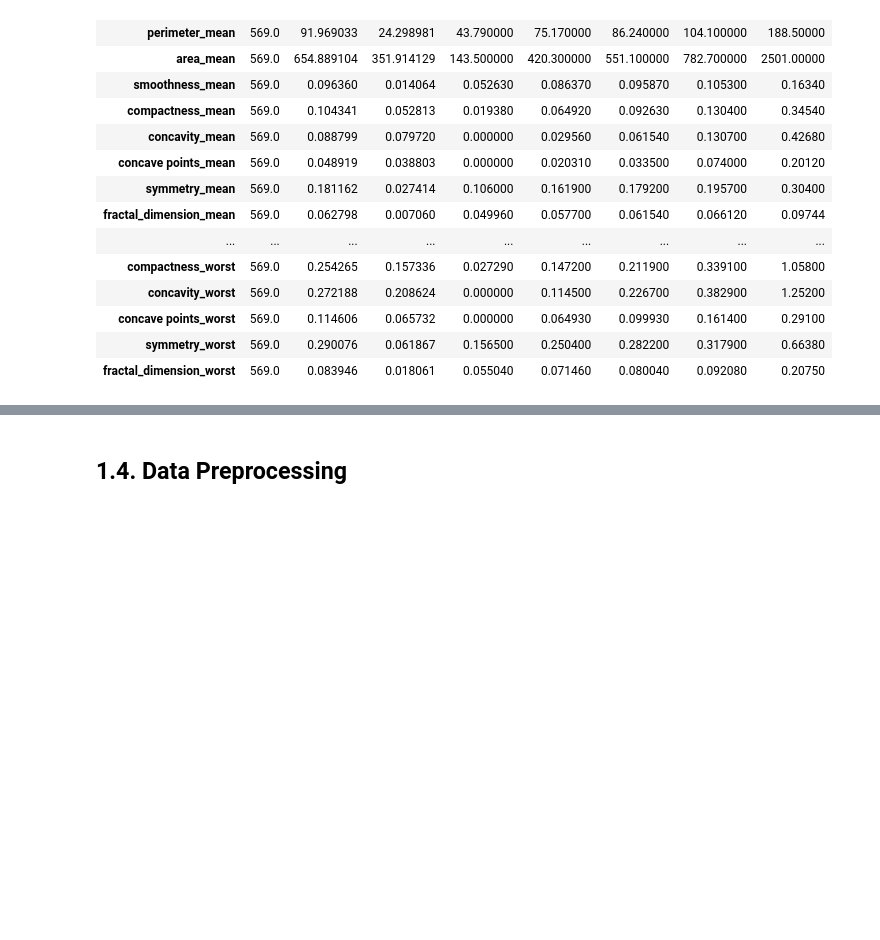
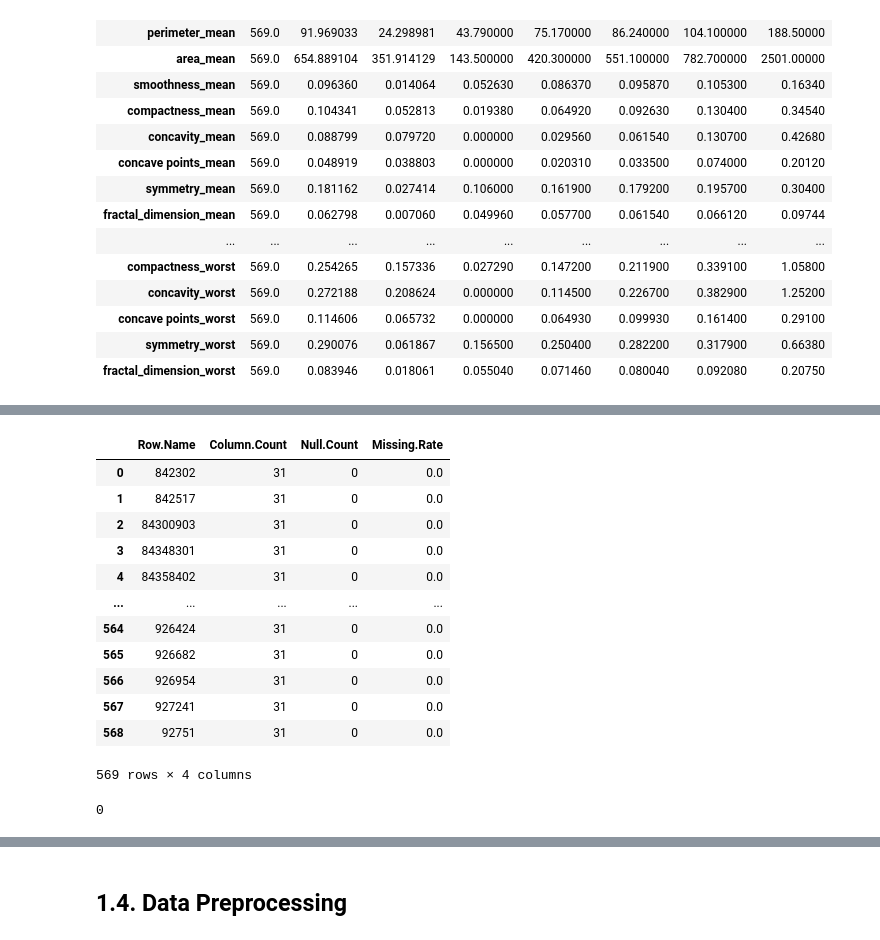
Before and after one commit to JohnPaulinePineda/Portfolio_Project_63, a Jupyter notebook: codes/DetectingAndAnalyzingMachineLearningModelDriftUsingOpenSourceMonitoringTools.ipynb, the cells around one changed output, grey strips where cells are left out. Cells and saved outputs as stored; diff of their text form; code cells hidden in the pictures; blank space fills up the shorter version.

```diff
--- a/codes/DetectingAndAnalyzingMachineLearningModelDriftUsingOpenSourceMonitoringTools.ipynb
+++ b/codes/DetectingAndAnalyzingMachineLearningModelDriftUsingOpenSourceMonitoringTools.ipynb
@@ -288,0 +388,56 @@ Numeric Variable Summary:
+# %%
+##################################
+# Gathering the indices for each observation
+##################################
+row_index_list = breast_cancer.index
+# %%
+##################################
+# Gathering the number of columns for each observation
+##################################
+column_count_list = list([len(breast_cancer.columns)] * len(breast_cancer))
+# %%
+##################################
+# Gathering the number of missing data for each row
+##################################
+null_row_list = list(breast_cancer.isna().sum(axis=1))
+# %%
+##################################
+# Gathering the missing data percentage for each column
+##################################
+missing_rate_list = map(truediv, null_row_list, column_count_list)
+# %%
+##################################
+# Identifying the rows
+# with missing data
+##################################
+all_row_quality_summary = pd.DataFrame(zip(row_index_list,
+                                           column_count_list,
+                                           null_row_list,
+                                           missing_rate_list),
+                                        columns=['Row.Name',
+                                                 'Column.Count',
+                                                 'Null.Count',
+                                                 'Missing.Rate'])
+display(all_row_quality_summary)
+# %% [output]
+|  | Row.Name | Column.Count | Null.Count | Missing.Rate |
+| 0 | 842302 | 31 | 0 | 0.0 |
+| 1 | 842517 | 31 | 0 | 0.0 |
+| 2 | 84300903 | 31 | 0 | 0.0 |
+| 3 | 84348301 | 31 | 0 | 0.0 |
+| 4 | 84358402 | 31 | 0 | 0.0 |
+| ... | ... | ... | ... | ... |
+| 564 | 926424 | 31 | 0 | 0.0 |
+| 565 | 926682 | 31 | 0 | 0.0 |
+| 566 | 926954 | 31 | 0 | 0.0 |
+| 567 | 927241 | 31 | 0 | 0.0 |
+| 568 | 92751 | 31 | 0 | 0.0 |
+569 rows × 4 columns
+# %%
+##################################
+# Counting the number of rows
+# with Missing.Rate > 0.00
+##################################
+len(all_row_quality_summary[(all_row_quality_summary['Missing.Rate']>0.00)])
+# %% [output]
+0
```
Also changed, not shown: parts of 45 cells of this notebook, 1 other file.
